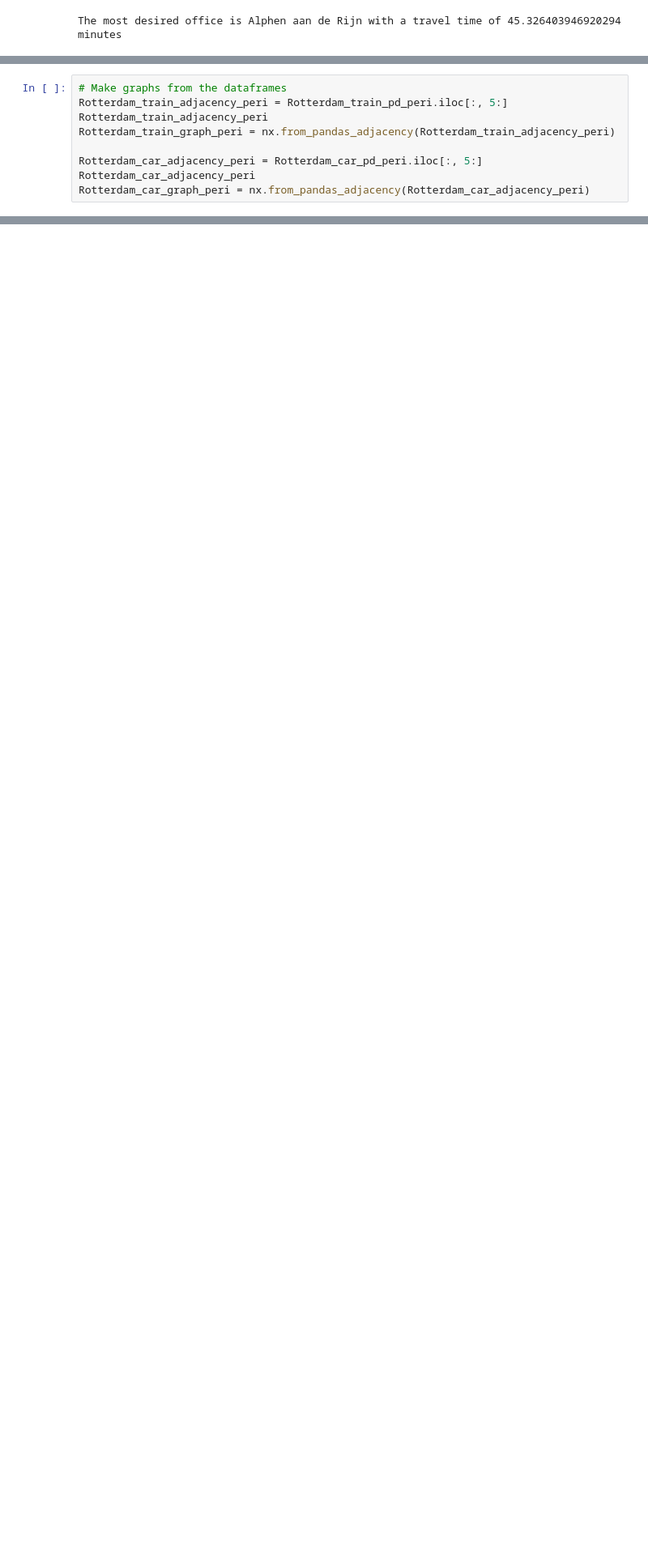
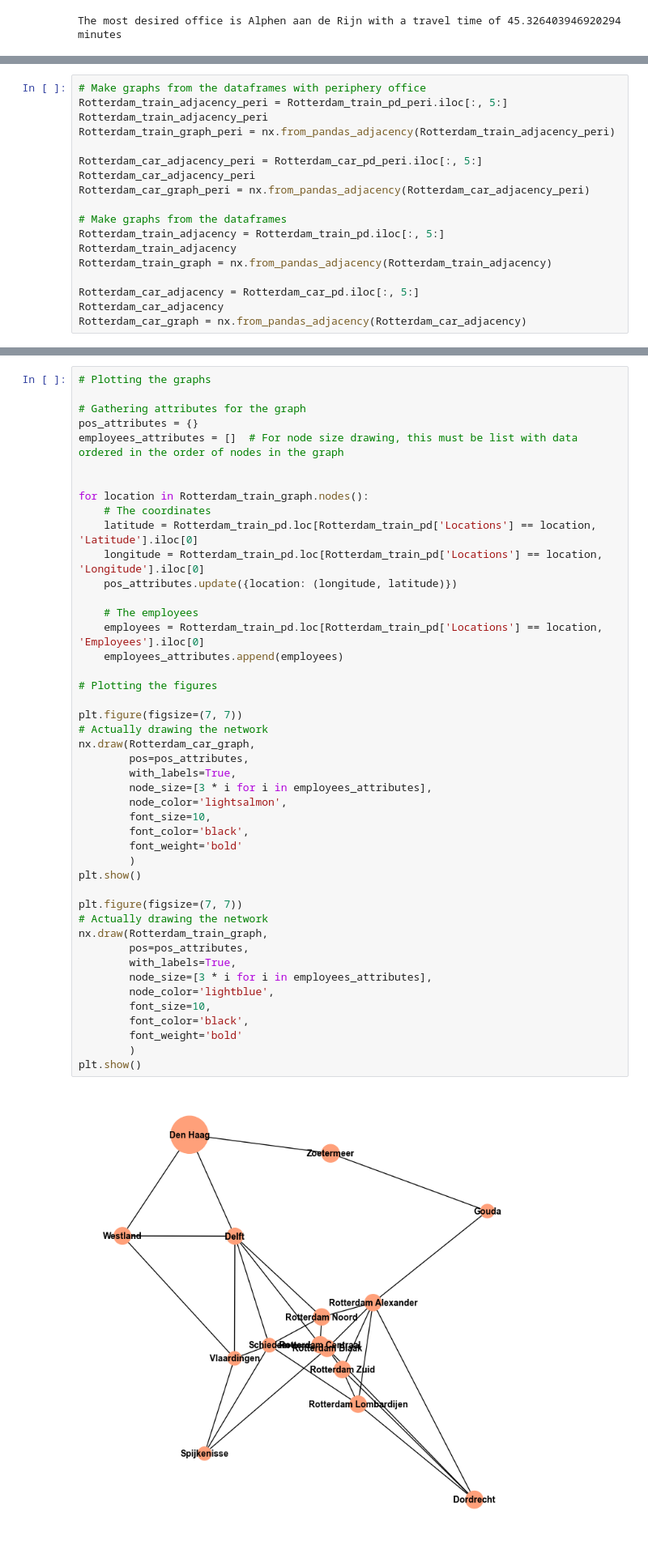
Before and after one commit to tewhol/Design_in_Network_group_8, a Jupyter notebook: Randstad_modified.ipynb, the cells around one changed output, grey strips where cells are left out. Shown at 81% size. Cells and saved outputs as stored; diff of their text form; blank space fills up the shorter version.

```diff
--- a/Randstad_modified.ipynb
+++ b/Randstad_modified.ipynb
@@ -718,5 +720,5 @@ Rotterdam_train_pd_peri
 # %%
-# Make graphs from the dataframes
+# Make graphs from the dataframes with periphery office
 Rotterdam_train_adjacency_peri = Rotterdam_train_pd_peri.iloc[:, 5:]
 Rotterdam_train_adjacency_peri
 Rotterdam_train_graph_peri = nx.from_pandas_adjacency(Rotterdam_train_adjacency_peri)
@@ -724,6 +726,15 @@ Rotterdam_train_graph_peri = nx.from_pandas_adjacency(Rotterdam_train_adjacency_
 Rotterdam_car_adjacency_peri = Rotterdam_car_pd_peri.iloc[:, 5:]
 Rotterdam_car_adjacency_peri
 Rotterdam_car_graph_peri = nx.from_pandas_adjacency(Rotterdam_car_adjacency_peri)
+
+# Make graphs from the dataframes
+Rotterdam_train_adjacency = Rotterdam_train_pd.iloc[:, 5:]
+Rotterdam_train_adjacency
+Rotterdam_train_graph = nx.from_pandas_adjacency(Rotterdam_train_adjacency)
+
+Rotterdam_car_adjacency = Rotterdam_car_pd.iloc[:, 5:]
+Rotterdam_car_adjacency
+Rotterdam_car_graph = nx.from_pandas_adjacency(Rotterdam_car_adjacency)
 # %%
 # Giving the nodes the location names
 
@@ -764,0 +781,47 @@ print(nx.nodes(Rotterdam_car_graph_peri))
+# %%
+# Plotting the graphs
+
+# Gathering attributes for the graph
+pos_attributes = {}
+employees_attributes = []  # For node size drawing, this must be list with data ordered in the order of nodes in the graph
+
+
+for location in Rotterdam_train_graph.nodes():
+    # The coordinates
+    latitude = Rotterdam_train_pd.loc[Rotterdam_train_pd['Locations'] == location, 'Latitude'].iloc[0]
+    longitude = Rotterdam_train_pd.loc[Rotterdam_train_pd['Locations'] == location, 'Longitude'].iloc[0]
+    pos_attributes.update({location: (longitude, latitude)})
+
+    # The employees
+    employees = Rotterdam_train_pd.loc[Rotterdam_train_pd['Locations'] == location, 'Employees'].iloc[0]
+    employees_attributes.append(employees)
+
+# Plotting the figures
+
+plt.figure(figsize=(7, 7))
+# Actually drawing the network
+nx.draw(Rotterdam_car_graph,
+        pos=pos_attributes,
+        with_labels=True,
+        node_size=[3 * i for i in employees_attributes],
+        node_color='lightsalmon',
+        font_size=10,
+        font_color='black',
+        font_weight='bold'
+        )
+plt.show()
+
+plt.figure(figsize=(7, 7))
+# Actually drawing the network
+nx.draw(Rotterdam_train_graph,
+        pos=pos_attributes,
+        with_labels=True,
+        node_size=[3 * i for i in employees_attributes],
+        node_color='lightblue',
+        font_size=10,
+        font_color='black',
+        font_weight='bold'
+        )
+plt.show()
+# %% [output]
+[figure, added]
```
Also changed, not shown: parts of 5 cells of this notebook.
